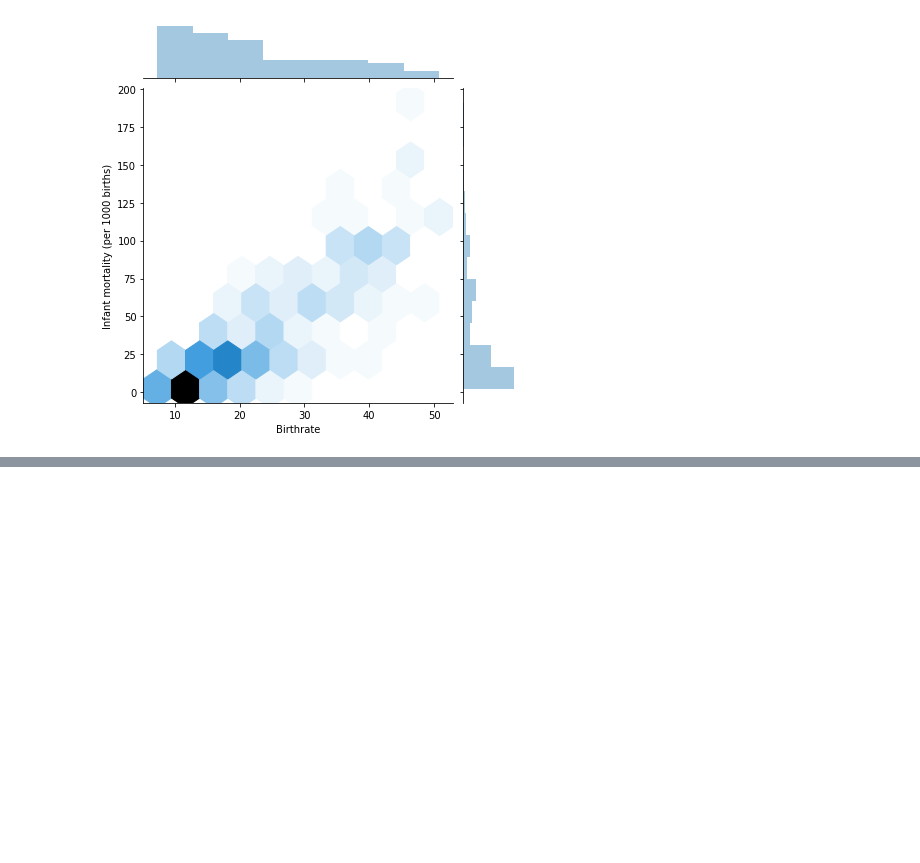
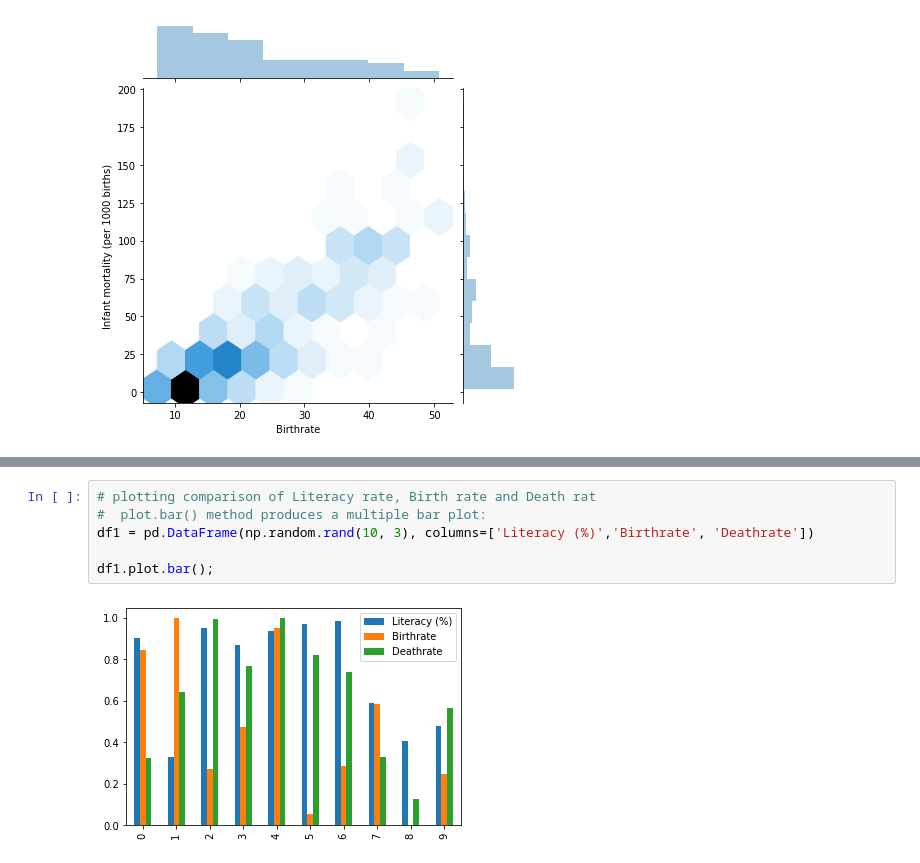
Before and after one commit to Tommy-dan/danprojects, a Jupyter notebook: countries-world-dataset.ipynb, the cells around one changed output, grey strips where cells are left out. Saved outputs shown, nothing was run; the diff lists cells and outputs as text; blank space fills up the shorter version.

Commit message:
Data visualization

```diff
--- a/countries-world-dataset.ipynb
+++ b/countries-world-dataset.ipynb
@@ -290,0 +320,8 @@ countries_df.boxplot(by="Country", figsize=(12, 6));
+# %%
+# plotting comparison of Literacy rate, Birth rate and Death rat
+#  plot.bar() method produces a multiple bar plot:
+df1 = pd.DataFrame(np.random.rand(10, 3), columns=['Literacy (%)','Birthrate', 'Deathrate'])
+
+df1.plot.bar();
+# %% [output]
+[figure, added]
```
Also changed, not shown: parts of 21 cells of this notebook.
